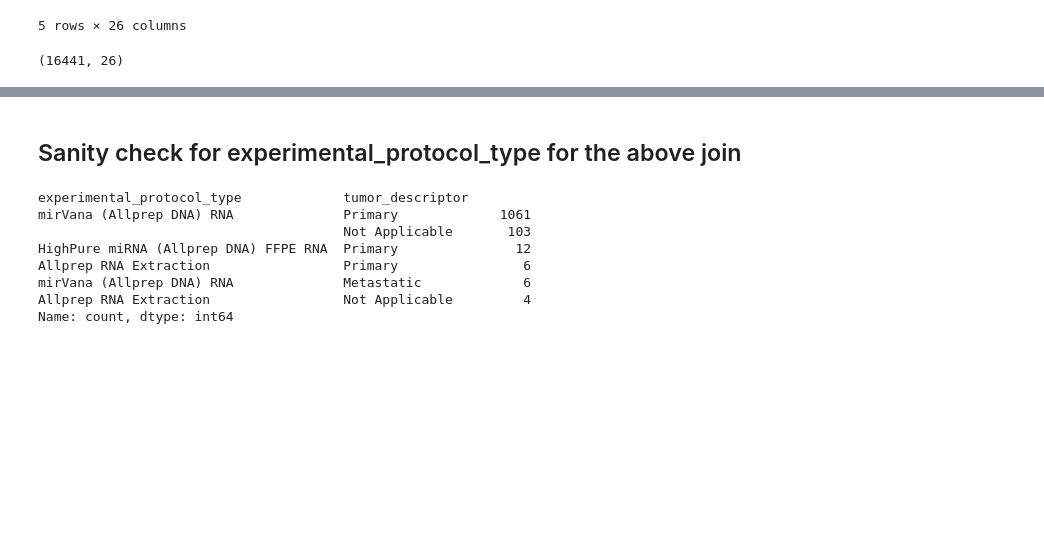
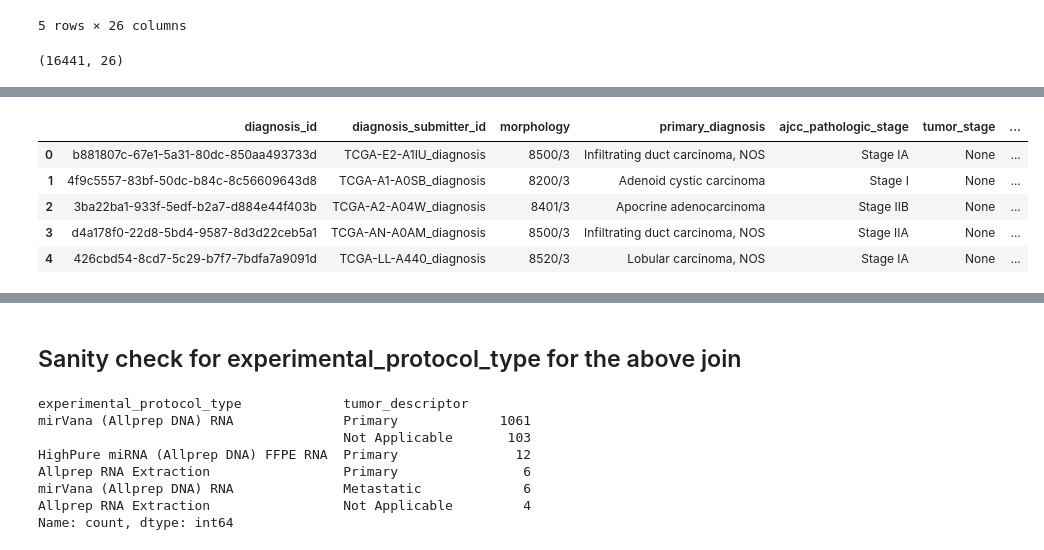
Before and after one commit to sarthak-arora1997/tcga-brca-multiomics-subtyping, a Jupyter notebook: notebooks/01_download_and_organize_data.ipynb, the cells around one changed output, grey strips where cells are left out. Cells and saved outputs as stored; diff of their text form; code cells hidden in the pictures; blank space fills up the shorter version.

```diff
--- a/notebooks/01_download_and_organize_data.ipynb
+++ b/notebooks/01_download_and_organize_data.ipynb
@@ -231,40 +269,41 @@ aliquot_manifest.shape
 # %%
-# # Build diagnosis-level manifest from clinical cart metadata
-# def build_diagnosis_manifest(records: list[dict[str, object]]) -> pd.DataFrame:
-#     rows: list[dict[str, object]] = []
-#     for record in records:
-#         case_base = {
-#             'case_id': record.get('case_id'),
-#             'case_submitter_id': record.get('submitter_id'),
-#             'project_id': (record.get('project') or {}).get('project_id'),
-#             'disease_type': record.get('disease_type'),
-#             'primary_site': record.get('primary_site'),
-#         }
-#         diagnoses = record.get('diagnoses', [])
-#         if not diagnoses:
-#             continue
-#         latest = max(
-#             diagnoses,
-#             key=lambda d: (
-#                 d.get('year_of_diagnosis') or -1,
-#                 d.get('age_at_diagnosis') or -1,
-#                 d.get('days_to_last_follow_up') or -1,
-#             ),
-#         )
-#         diag_row = {
-#             'diagnosis_id': latest.get('diagnosis_id'),
-#             'diagnosis_submitter_id': latest.get('submitter_id'),
-#             'morphology': latest.get('morphology'),
-#             'primary_diagnosis': latest.get('primary_diagnosis'),
-#             'ajcc_pathologic_stage': latest.get('ajcc_pathologic_stage'),
-#             'tumor_stage': latest.get('tumor_stage'),
-#             'year_of_diagnosis': latest.get('year_of_diagnosis'),
-#             'age_at_diagnosis': latest.get('age_at_diagnosis'),
-#         }
-#         diag_row.update(case_base)
-#         rows.append(diag_row)
-#     return pd.DataFrame(rows)
+# Build diagnosis-level manifest from clinical cart metadata by taking the latest diagnosis into consideration
+def build_diagnosis_manifest(records: list[dict[str, object]]) -> pd.DataFrame:
+    rows: list[dict[str, object]] = []
+    for record in records:
+        case_base = {
+            'case_id': record.get('case_id'),
+            'case_submitter_id': record.get('submitter_id'),
+            'project_id': (record.get('project') or {}).get('project_id'),
+            'disease_type': record.get('disease_type'),
+            'primary_site': record.get('primary_site'),
+        }
+        diagnoses = record.get('diagnoses', [])
+        if not diagnoses:
+            continue
+        latest = max(
+            diagnoses,
+            key=lambda d: (
+                d.get('year_of_diagnosis') or -1,
+                d.get('age_at_diagnosis') or -1,
+                d.get('days_to_last_follow_up') or -1,
+            ),
+        )
+        diag_row = {
+            'diagnosis_id': latest.get('diagnosis_id'),
+            'diagnosis_submitter_id': latest.get('submitter_id'),
+            'morphology': latest.get('morphology'),
+            'primary_diagnosis': latest.get('primary_diagnosis'),
+            'ajcc_pathologic_stage': latest.get('ajcc_pathologic_stage'),
+            'tumor_stage': latest.get('tumor_stage'),
+            'year_of_diagnosis': latest.get('year_of_diagnosis'),
+            'age_at_diagnosis': latest.get('age_at_diagnosis'),
+        }
+        diag_row.update(case_base)
+        rows.append(diag_row)
+    return pd.DataFrame(rows)
 
-# diagnosis_manifest = build_diagnosis_manifest(clinical_metadata_records)
-# print(f'Diagnosis-level manifest rows: {len(diagnosis_manifest)}')
-# diagnosis_manifest.head()
+diagnosis_manifest = build_diagnosis_manifest(clinical_metadata_records)
+print(f'Diagnosis-level manifest rows: {len(diagnosis_manifest)}')
+diagnosis_manifest.head()
+# %% [output]
@@ -270,0 +311,6 @@ aliquot_manifest.shape
+|  | diagnosis_id | diagnosis_submitter_id | morphology | primary_diagnosis | ajcc_pathologic_stage | tumor_stage | ... |
+| 0 | b881807c-67e1-5a31-80dc-850aa493733d | TCGA-E2-A1IU_diagnosis | 8500/3 | Infiltrating duct carcinoma, NOS | Stage IA | None | ... |
+| 1 | 4f9c5557-83bf-50dc-b84c-8c56609643d8 | TCGA-A1-A0SB_diagnosis | 8200/3 | Adenoid cystic carcinoma | Stage I | None | ... |
+| 2 | 3ba22ba1-933f-5edf-b2a7-d884e44f403b | TCGA-A2-A04W_diagnosis | 8401/3 | Apocrine adenocarcinoma | Stage IIB | None | ... |
+| 3 | d4a178f0-22d8-5bd4-9587-8d3d22ceb5a1 | TCGA-AN-A0AM_diagnosis | 8500/3 | Infiltrating duct carcinoma, NOS | Stage IIA | None | ... |
+| 4 | 426cbd54-8cd7-5c29-b7f7-7bdfa7a9091d | TCGA-LL-A440_diagnosis | 8520/3 | Lobular carcinoma, NOS | Stage IA | None | ... |
```
Also changed, not shown: parts of 4 cells of this notebook.
